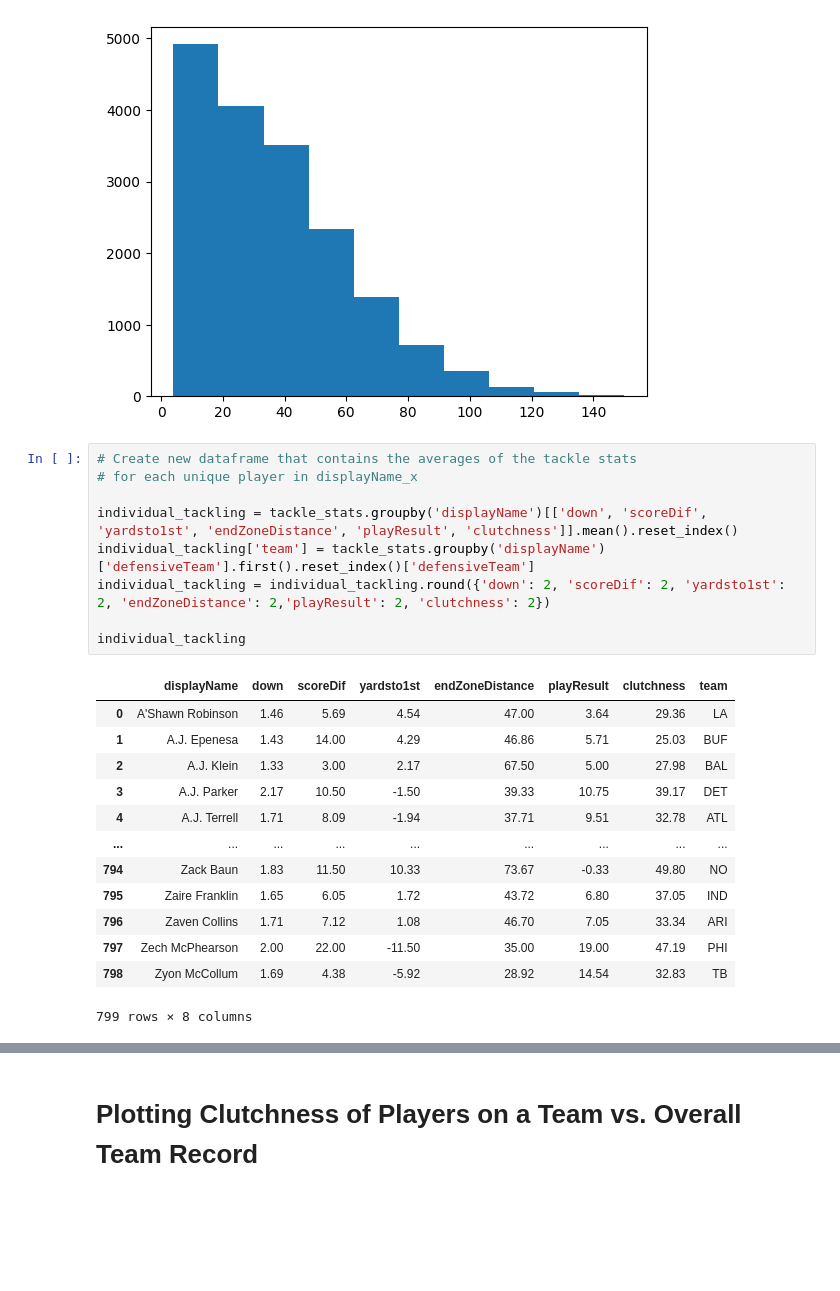
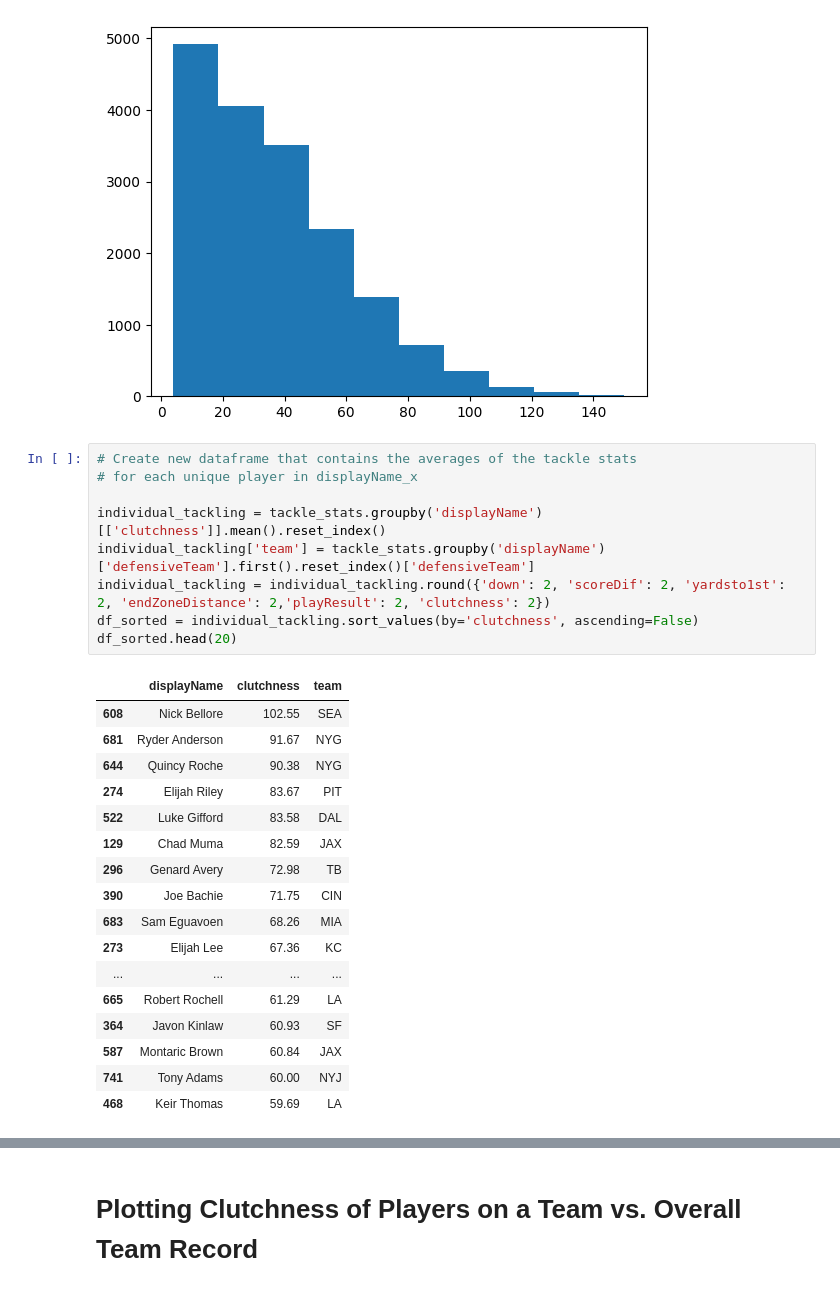
Before and after one commit to BHeller77/BigData, a Jupyter notebook: Analysis.ipynb, the cells around one changed output, grey strips where cells are left out. Cells and saved outputs as stored; diff of their text form; blank space fills up the shorter version.

```diff
--- a/Analysis.ipynb
+++ b/Analysis.ipynb
@@ -152,23 +152,27 @@ plt.hist(tackle_stats['clutchness'])
 # %%
 # Create new dataframe that contains the averages of the tackle stats
 # for each unique player in displayName_x
 
-individual_tackling = tackle_stats.groupby('displayName')[['down', 'scoreDif', 'yardsto1st', 'endZoneDistance', 'playResult', 'clutchness']].mean().reset_index()
+individual_tackling = tackle_stats.groupby('displayName')[['clutchness']].mean().reset_index()
 individual_tackling['team'] = tackle_stats.groupby('displayName')['defensiveTeam'].first().reset_index()['defensiveTeam']
 individual_tackling = individual_tackling.round({'down': 2, 'scoreDif': 2, 'yardsto1st': 2, 'endZoneDistance': 2,'playResult': 2, 'clutchness': 2})
-
-individual_tackling
+df_sorted = individual_tackling.sort_values(by='clutchness', ascending=False)
+df_sorted.head(20)
 # %% [output]
-|  | displayName | down | scoreDif | yardsto1st | endZoneDistance | playResult | clutchness | team |
-| 0 | A'Shawn Robinson | 1.46 | 5.69 | 4.54 | 47.00 | 3.64 | 29.36 | LA |
-| 1 | A.J. Epenesa | 1.43 | 14.00 | 4.29 | 46.86 | 5.71 | 25.03 | BUF |
-| 2 | A.J. Klein | 1.33 | 3.00 | 2.17 | 67.50 | 5.00 | 27.98 | BAL |
-| 3 | A.J. Parker | 2.17 | 10.50 | -1.50 | 39.33 | 10.75 | 39.17 | DET |
-| 4 | A.J. Terrell | 1.71 | 8.09 | -1.94 | 37.71 | 9.51 | 32.78 | ATL |
-| ... | ... | ... | ... | ... | ... | ... | ... | ... |
-| 794 | Zack Baun | 1.83 | 11.50 | 10.33 | 73.67 | -0.33 | 49.80 | NO |
-| 795 | Zaire Franklin | 1.65 | 6.05 | 1.72 | 43.72 | 6.80 | 37.05 | IND |
-| 796 | Zaven Collins | 1.71 | 7.12 | 1.08 | 46.70 | 7.05 | 33.34 | ARI |
-| 797 | Zech McPhearson | 2.00 | 22.00 | -11.50 | 35.00 | 19.00 | 47.19 | PHI |
-| 798 | Zyon McCollum | 1.69 | 4.38 | -5.92 | 28.92 | 14.54 | 32.83 | TB |
+|  | displayName | clutchness | team |
+| 608 | Nick Bellore | 102.55 | SEA |
+| 681 | Ryder Anderson | 91.67 | NYG |
+| 644 | Quincy Roche | 90.38 | NYG |
+| 274 | Elijah Riley | 83.67 | PIT |
+| 522 | Luke Gifford | 83.58 | DAL |
+| 129 | Chad Muma | 82.59 | JAX |
+| 296 | Genard Avery | 72.98 | TB |
+| 390 | Joe Bachie | 71.75 | CIN |
+| 683 | Sam Eguavoen | 68.26 | MIA |
+| 273 | Elijah Lee | 67.36 | KC |
+| ... | ... | ... | ... |
+| 665 | Robert Rochell | 61.29 | LA |
+| 364 | Javon Kinlaw | 60.93 | SF |
+| 587 | Montaric Brown | 60.84 | JAX |
+| 741 | Tony Adams | 60.00 | NYJ |
+| 468 | Keir Thomas | 59.69 | LA |
-799 rows × 8 columns
```
Also changed, not shown: parts of 6 cells of this notebook.
